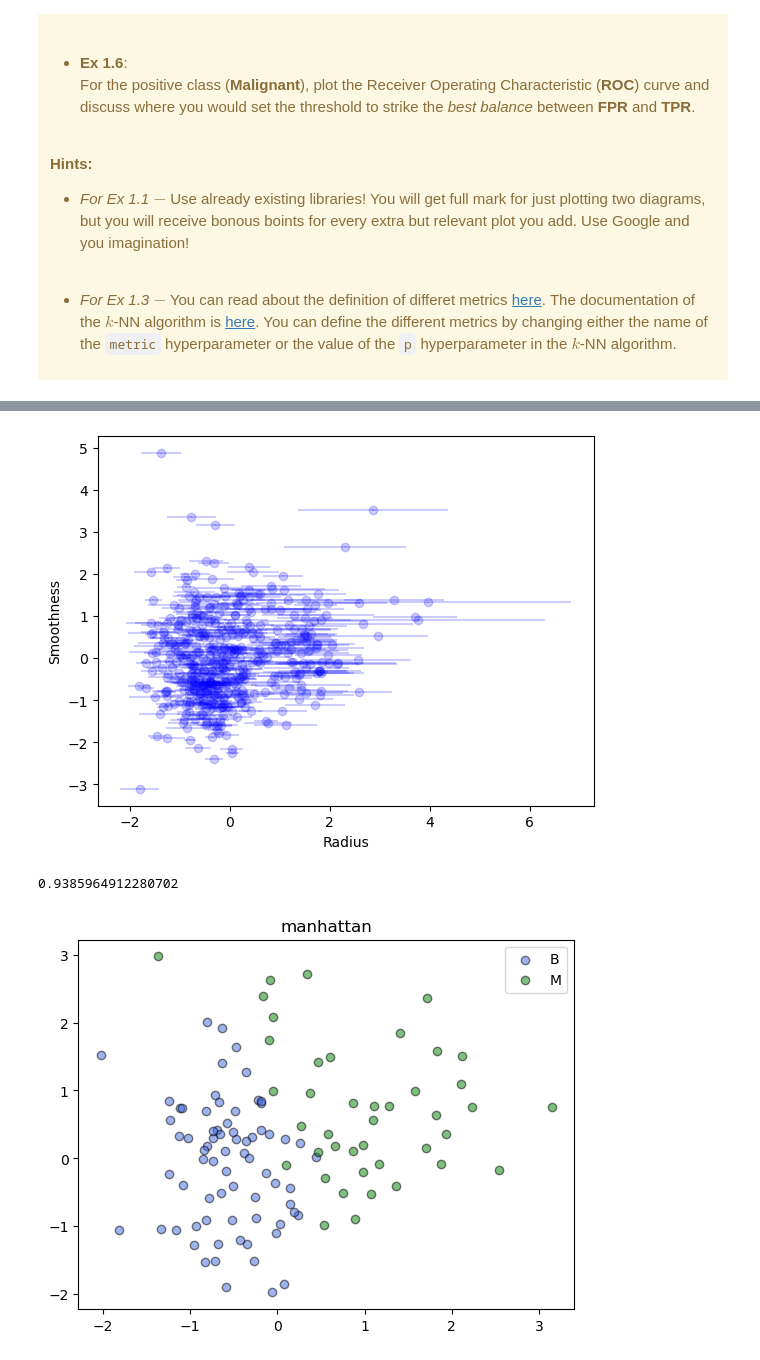
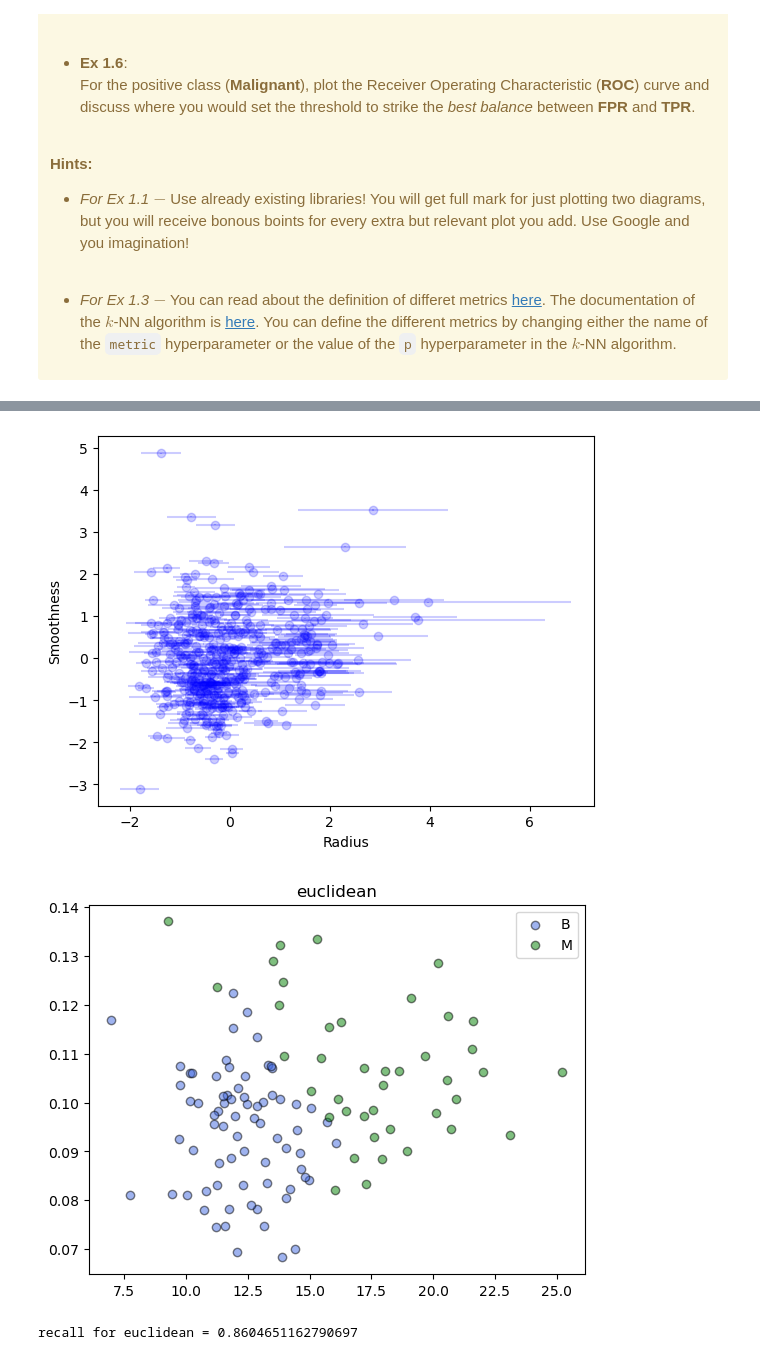
Before and after one commit to ArisKamaratos/HW03, a Jupyter notebook: L03_classification_answerkey.ipynb, the cells around one changed output, grey strips where cells are left out. Drawn from its saved outputs; the diff is of its cells as text; code cells hidden in the pictures.

````diff
--- a/L03_classification_answerkey.ipynb
+++ b/L03_classification_answerkey.ipynb
@@ -1464,14 +1444,16 @@ The ultimate objective is to create a model capable of separeting if a patient h
 
 - _For Ex 1.3_ $-$ You can read about the definition of differet metrics [here](https://en.wikipedia.org/wiki/Minkowski_distance). The documentation of the $k$-NN algorithm is [here](https://scikit-learn.org/stable/modules/generated/sklearn.neighbors.KNeighborsClassifier.html). You can define the different metrics by changing either the name of the ```metric``` hyperparameter or the value of the ```p``` hyperparameter in the $k$-NN algorithm.
 # %%
-from sklearn.metrics import accuracy_score
 import numpy as np
 from sklearn.model_selection import train_test_split
 from sklearn.neighbors import KNeighborsClassifier
 from sklearn.preprocessing import StandardScaler
 import pandas as pd
+from sklearn.preprocessing import scale
+from sklearn.metrics import recall_score
 import matplotlib.pyplot as plt
-
+from sklearn.metrics import roc_curve, auc
+from sklearn.metrics import classification_report, confusion_matrix
 
 data = pd.read_csv('C:/Users/arisk/Desktop/Machine Learning/3/HW03_data.csv', delimiter=',')
 diagnosis=data['Diagnosis'].values
@@ -1486,6 +1468,7 @@ for i in diagnosis:
     else:
         classes.append(0)
 classes=np.array(classes)
+scaler = StandardScaler()
 class Class1:
 
     def __init__(self,r,s,rerr,serr,classes):
@@ -1498,12 +1481,12 @@ class Class1:
         r_train, r_test, s_train, s_test, ctrain, ctest, rerr_train, \
         rerr_test, serr_train,serr_test= train_test_split(self.r, self.s, self.classes, \
         self.rerr, self.serr, test_size=0.2, random_state=42)
-        scaler = StandardScaler()
 
-        r_train1=scaler.fit_transform(r_train.reshape(-1, 1))
-        r_test1=scaler.transform(r_test.reshape(-1, 1))
-        s_train1=scaler.fit_transform(s_train.reshape(-1, 1))
-        s_test1=scaler.transform(s_test.reshape(-1, 1))
+
+        r_train1=(r_train.reshape(-1, 1))
+        r_test1=(r_test.reshape(-1, 1))
+        s_train1=(s_train.reshape(-1, 1))
+        s_test1=(s_test.reshape(-1, 1))
         rerr_train=rerr_train.reshape(-1,1)
         rerr_test=rerr_test.reshape(-1,1)
         serr_train=serr_train.reshape(-1,1)
@@ -1514,42 +1497,83 @@ class Class1:
         errortrain=np.hstack([rerr_train,serr_train])
         errortest=np.hstack([rerr_test,serr_test])
 
+        scaler = StandardScaler()
+        datatrain = scaler.fit_transform(datatrain)
+        datatest = scaler.transform(datatest)
 
-        return datatrain , datatest , errortrain , errortest , ctrain , ctest
+
+        return datatrain , datatest , errortrain , errortest , ctrain , ctest , scaler
 
     def plot(x,y,xerr,yerr):
         plt.errorbar(x, y, yerr=yerr, xerr=xerr, fmt='o', color='b',alpha=0.2)
         plt.xlabel('Radius')
         plt.ylabel('Smoothness')
         plt.show()
 
-datatrain , datatest , errortrain , errortest , ctrain , ctest=Class1(r,s,rerr,serr,classes).norm()
+datatrain , datatest , errortrain , errortest , ctrain , ctest,scaler=Class1(r,s,rerr,serr,classes).norm()
 
 Class1.plot(r,s,rerr,serr) # ta data opws einai
+
 Class1.plot(datatrain[:,0],datatrain[:,1],errortrain[:,0],errortrain[:,1]) # ta trained data scaled
 
 #NAI XREIAZETE STANDARDIZATION DIOTI O Y AKSONAS PAEI APO 0,04 EOS 0,16 KAI O X APO 5 EOS 30 OPOTE
 #TA DEDOMENA MAS DEN EXUN PAROMOIO SCALE ARE PREPEI NA TA KANOUME SCALE EMEIS dioti classifiers pu
 # distance sensitive sa ton knn tha zoristun na kanun classify ta data giauto kaimeis ta kanoume
 # standardization
 
 
-#accuracy giati thelume na katataksume data se swsta 'koutakia' opote thelume osa perissotera
-#prediction na einai swsta MAAALOOONNNN
-metrics = ['manhattan', 'euclidean', 'minkowski']
+#recal
+metrics = ['euclidean', 'minkowski','manhattan']
 for m in metrics:
     knn=KNeighborsClassifier(n_neighbors=5,weights='distance',metric=m)
     knn.fit(datatrain,ctrain)
     pclass=knn.predict(datatest)
-    plt.scatter(datatest[:,0][pclass == 0],  datatest[:,1][pclass == 0],  marker='o', edgecolors='k', alpha=0.5, c='royalblue', label='B')
-    plt.scatter(datatest[:,0][pclass == 1],  datatest[:,1][pclass == 1],  marker='o', edgecolors='k', alpha=0.5, c='green', label='M')
+    datatest1 = scaler.inverse_transform(datatest)
+    plt.scatter(datatest1[:,0][pclass == 0],  datatest1[:,1][pclass == 0],  marker='o', edgecolors='k', alpha=0.5, c='royalblue', label='B')
+    plt.scatter(datatest1[:,0][pclass == 1],  datatest1[:,1][pclass == 1],  marker='o', edgecolors='k', alpha=0.5, c='green', label='M')
     plt.title(m)
     plt.legend()
-    accuracy = accuracy_score(ctest, pclass)
-    print(accuracy)
+    recall = recall_score(ctest, pclass)
     plt.show()
+    print(f'recall for {m} = {recall}')
+    if m=='manhattan':
+        print('\nManhattan has the best recal')
+        report = classification_report(ctest, pclass, output_dict=True)
+        report_df=pd.DataFrame(report).transpose()
+        print(report_df)
+        conf_matrix=confusion_matrix(ctest, pclass)
+        print('\n')
+        print('Confusion Matrix')
+        print(conf_matrix)
+        conf_matrix_n=confusion_matrix(ctest, pclass, normalize='true')
+        print('\n')
+        print('Confusion Matrix Normalized')
+        print(conf_matrix_n)
+
+        pith=knn.predict_proba(datatest)[:,1]
+        fpr,tpr,thresholds = roc_curve(ctest,pith)
+        roc_auc = auc(fpr, tpr)
+        plt.plot(fpr, tpr,label=f'area under the curve={roc_auc:.3f}')
+        plt.plot([0, 1], [0, 1])
+        plt.legend()
+        plt.show()
+        optimal_idx = np.argmax(tpr - fpr)
+        optimal_threshold = thresholds[optimal_idx]
+        print(optimal_threshold)
+
+
+        """Optimal Threshold Calculation: Determine the threshold that maximizes the
+        difference between TPR and FPR, providing a balance between sensitivity and specificity.
+Discussion on Threshold Selection
+The optimal threshold is usually chosen based on the point on the
+ROC curve that is closest to the top-left corner (0, 1) of the plot,
+which indicates high TPR and low FPR.
+The calculated optimal threshold will indicate where you should classify a
+positive case (M) versus a negative case (B).
+The trade-off between TPR and FPR is crucial in scenarios where the costs of false
+positives and false negatives are different (e.g., in medical diagnosis)."""
 # %% [output]
 [figure]
 [figure]
+[figure, new version]
-0.9385964912280702
+recall for euclidean = 0.8604651162790697
-[figure, old version]
````
Also changed, not shown: parts of 13 cells of this notebook.
